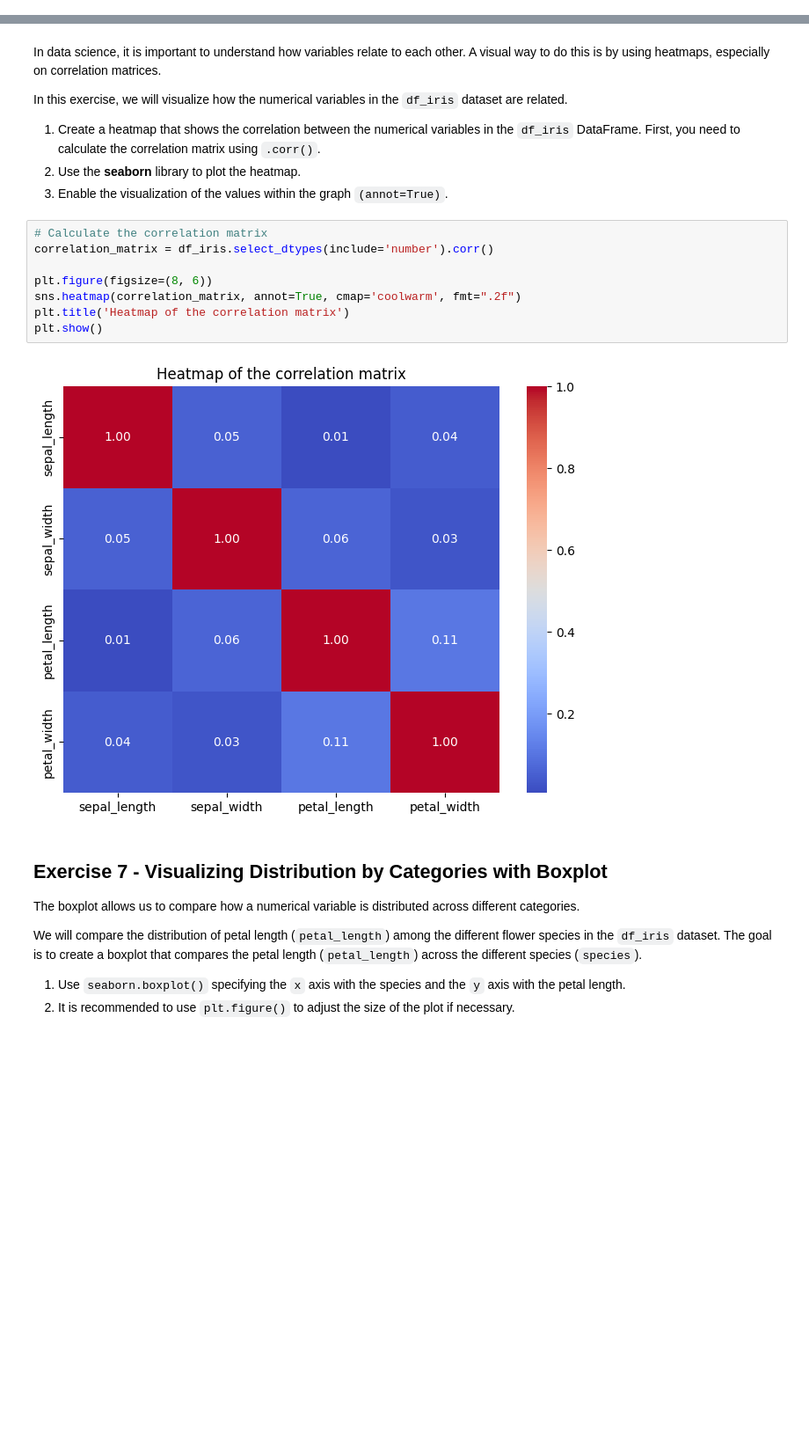
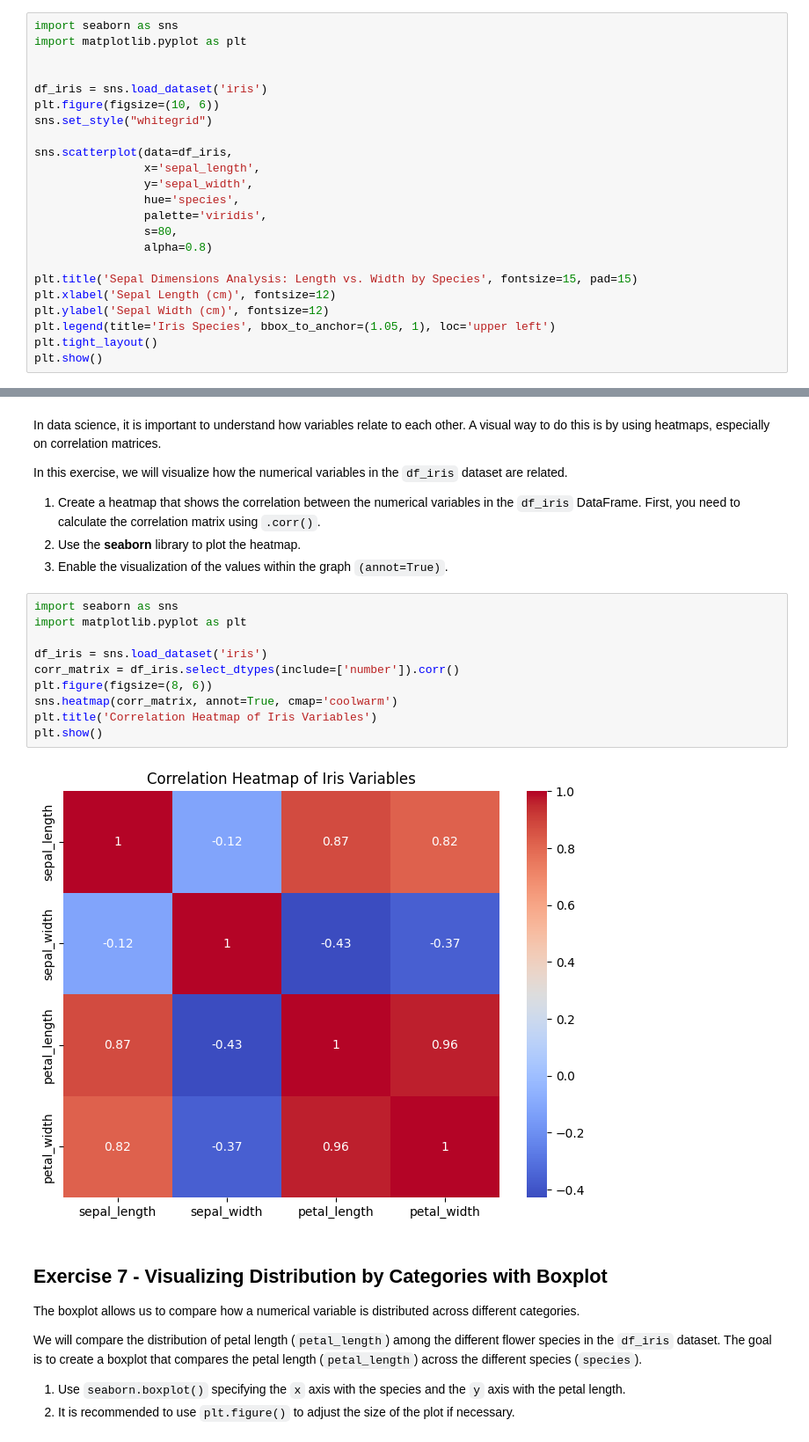
Before and after one commit to bhenrywc/visualization-exercises-with-matplot-and-seaborn, a Jupyter notebook: notebook/problems.ipynb, the cells around one changed output, grey strips where cells are left out. Shown at 88% size. Drawn from its saved outputs; the diff is of its cells as text; blank space fills up the shorter version.

```diff
--- a/notebook/problems.ipynb
+++ b/notebook/problems.ipynb
@@ -149,0 +158,23 @@ plt.show()
+# %%
+import seaborn as sns
+import matplotlib.pyplot as plt
+
+
+df_iris = sns.load_dataset('iris')
+plt.figure(figsize=(10, 6))
+sns.set_style("whitegrid")
+
+sns.scatterplot(data=df_iris,
+                x='sepal_length',
+                y='sepal_width',
+                hue='species',
+                palette='viridis',
+                s=80,
+                alpha=0.8)
+
+plt.title('Sepal Dimensions Analysis: Length vs. Width by Species', fontsize=15, pad=15)
+plt.xlabel('Sepal Length (cm)', fontsize=12)
+plt.ylabel('Sepal Width (cm)', fontsize=12)
+plt.legend(title='Iris Species', bbox_to_anchor=(1.05, 1), loc='upper left')
+plt.tight_layout()
+plt.show()
@@ -212,15 +273,17 @@ In this exercise, we will visualize how the numerical variables in the `df_iris`
 2. Use the **seaborn** library to plot the heatmap.
 3. Enable the visualization of the values within the graph `(annot=True)`.
 # %%
-# Calculate the correlation matrix
-correlation_matrix = df_iris.select_dtypes(include='number').corr()
+import seaborn as sns
+import matplotlib.pyplot as plt
 
+df_iris = sns.load_dataset('iris')
+corr_matrix = df_iris.select_dtypes(include=['number']).corr()
 plt.figure(figsize=(8, 6))
-sns.heatmap(correlation_matrix, annot=True, cmap='coolwarm', fmt=".2f")
-plt.title('Heatmap of the correlation matrix')
+sns.heatmap(corr_matrix, annot=True, cmap='coolwarm')
+plt.title('Correlation Heatmap of Iris Variables')
 plt.show()
 # %% [output]
-[figure, old version]
+[figure, new version]
 # %% [markdown]
 ## Exercise 7 - Visualizing Distribution by Categories with Boxplot
 
```
Also changed, not shown: parts of 16 cells of this notebook.
